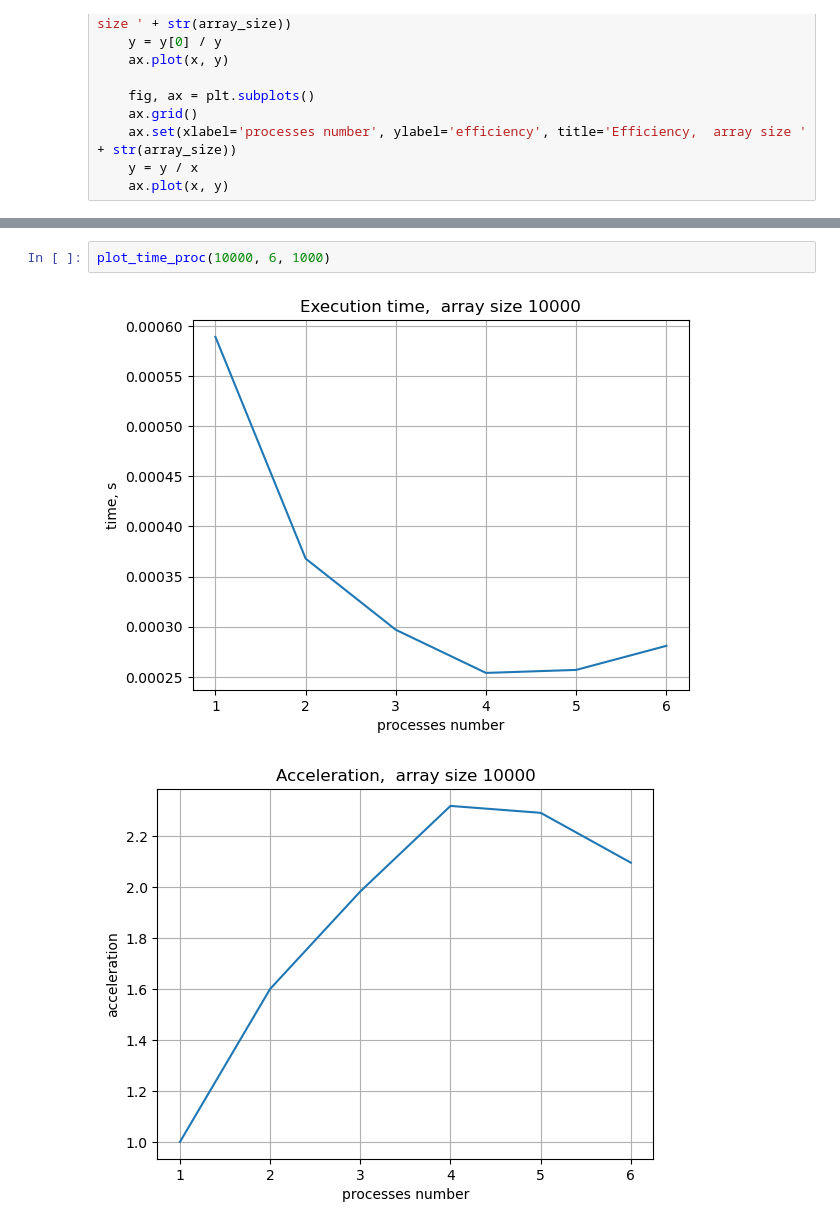
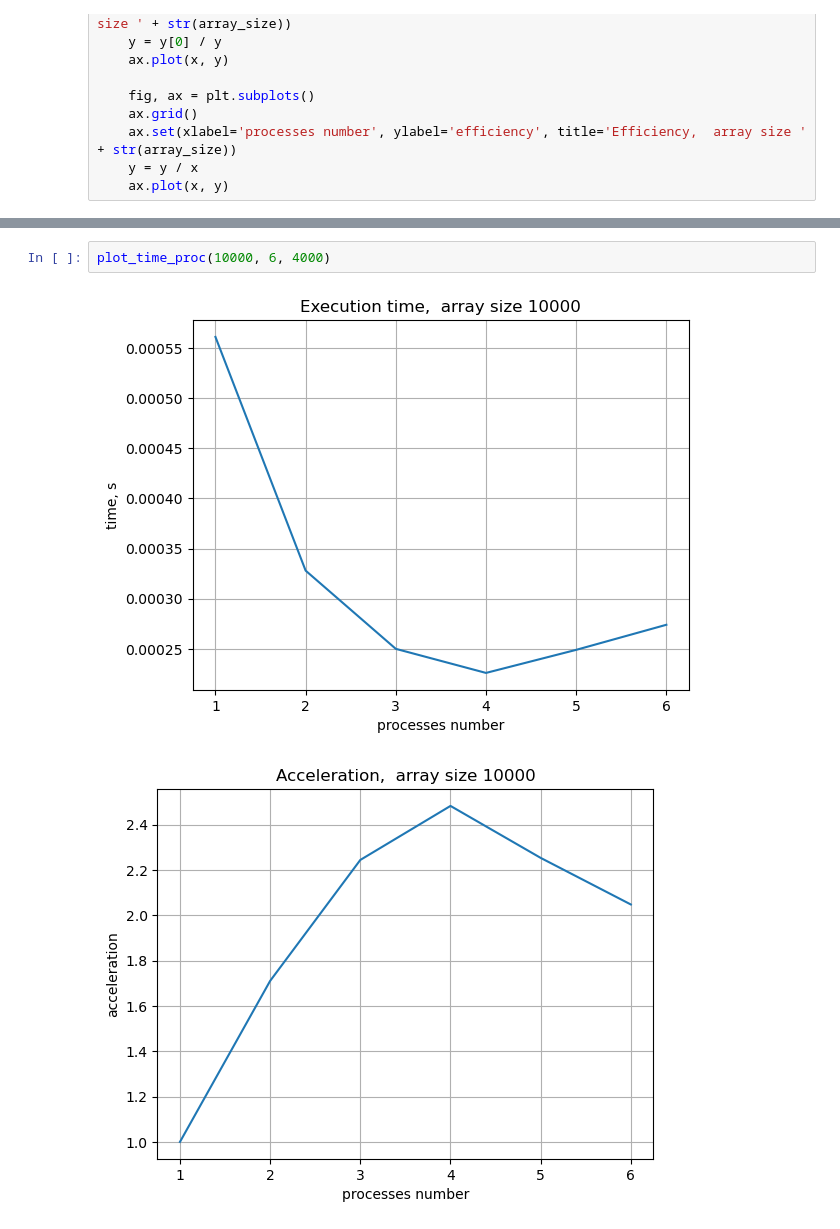
Before and after one commit to hellopuza/ParallelProgramming, a Jupyter notebook: sorting/main.ipynb, the cells around one changed output, grey strips where cells are left out. Drawn from its saved outputs; the diff is of its cells as text.

```diff
--- a/sorting/main.ipynb
+++ b/sorting/main.ipynb
@@ -90,5 +90,5 @@ plot_time_proc(10000000, 6, 10)
 # %%
-plot_time_proc(10000, 6, 1000)
+plot_time_proc(10000, 6, 4000)
 # %% [output]
-[figure, old version]
+[figure, new version]
-[figure, old version]
+[figure, new version]
```
Also changed, not shown: parts of 5 cells of this notebook, 6 other files.
